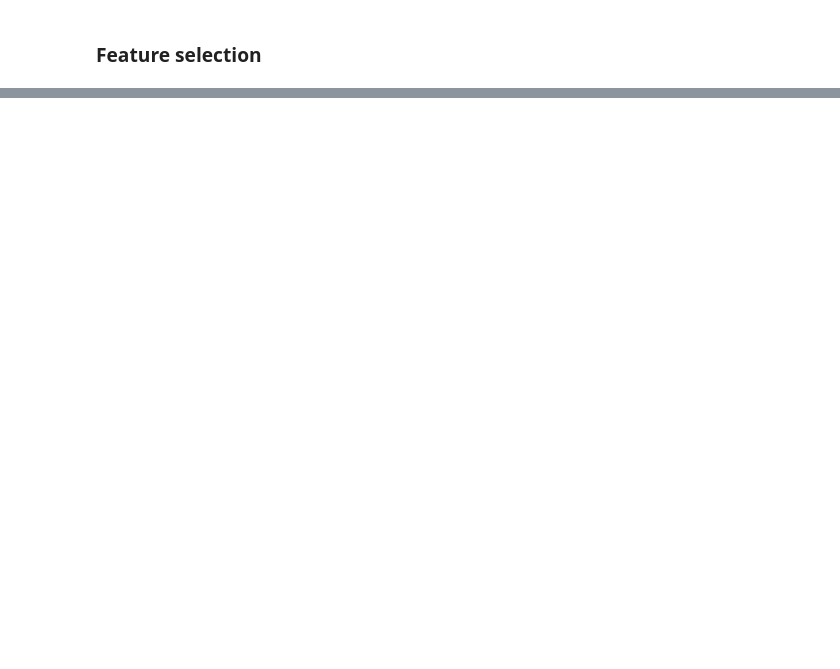
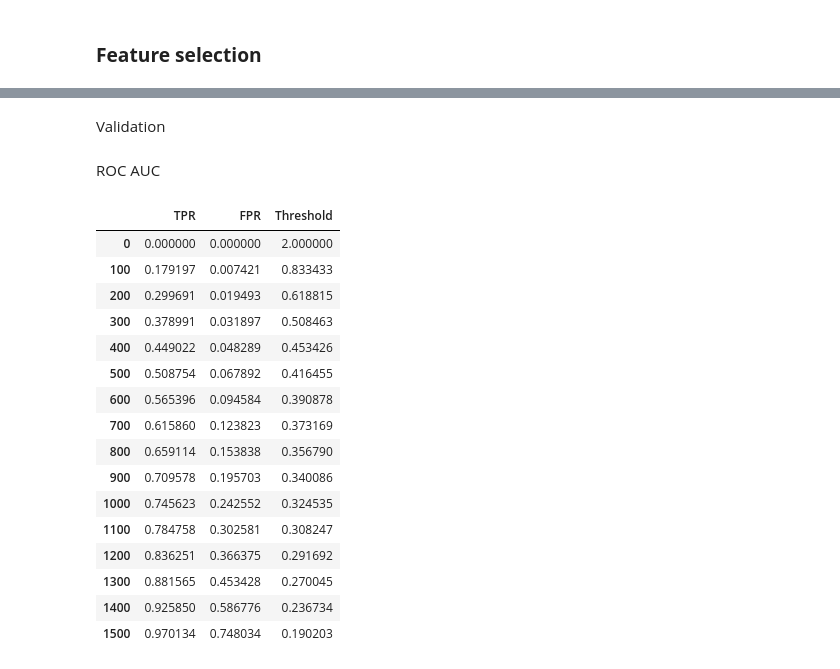
Before and after one commit to orbenishay/Classification, a Jupyter notebook: Toxic_comments_classification.ipynb, the cells around one changed output, grey strips where cells are left out. Cells and saved outputs as stored; diff of their text form; code cells hidden in the pictures; blank space fills up the shorter version.

```diff
--- a/Toxic_comments_classification.ipynb
+++ b/Toxic_comments_classification.ipynb
@@ -677,0 +708,2 @@ classifier_pred.get_params(X_processed)
+# %% [markdown]
+Validation
@@ -677,0 +713,2 @@ classifier_pred.get_params(X_processed)
+# %% [markdown]
+ROC AUC
@@ -677,0 +718,23 @@ classifier_pred.get_params(X_processed)
+# %%
+from sklearn.metrics import roc_curve, roc_auc_score
+fpr, tpr, thresholds = roc_curve(y, scores)
+res = pd.DataFrame({'FPR': fpr, 'TPR': tpr, 'Threshold': thresholds})
+res[['TPR', 'FPR', 'Threshold']][::100]
+# %% [output]
+|  | TPR | FPR | Threshold |
+| 0 | 0.000000 | 0.000000 | 2.000000 |
+| 100 | 0.179197 | 0.007421 | 0.833433 |
+| 200 | 0.299691 | 0.019493 | 0.618815 |
+| 300 | 0.378991 | 0.031897 | 0.508463 |
+| 400 | 0.449022 | 0.048289 | 0.453426 |
+| 500 | 0.508754 | 0.067892 | 0.416455 |
+| 600 | 0.565396 | 0.094584 | 0.390878 |
+| 700 | 0.615860 | 0.123823 | 0.373169 |
+| 800 | 0.659114 | 0.153838 | 0.356790 |
+| 900 | 0.709578 | 0.195703 | 0.340086 |
+| 1000 | 0.745623 | 0.242552 | 0.324535 |
+| 1100 | 0.784758 | 0.302581 | 0.308247 |
+| 1200 | 0.836251 | 0.366375 | 0.291692 |
+| 1300 | 0.881565 | 0.453428 | 0.270045 |
+| 1400 | 0.925850 | 0.586776 | 0.236734 |
+| 1500 | 0.970134 | 0.748034 | 0.190203 |
```
Also changed, not shown: parts of 34 cells of this notebook.
